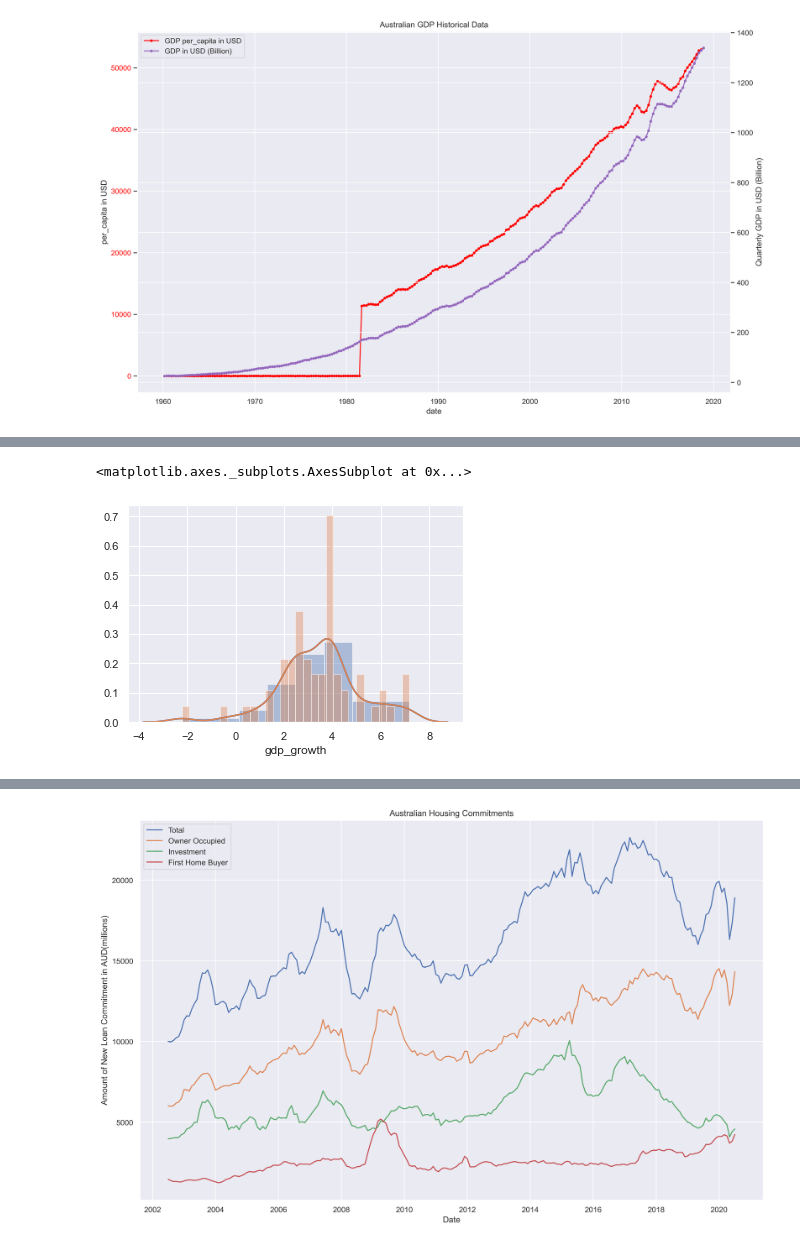
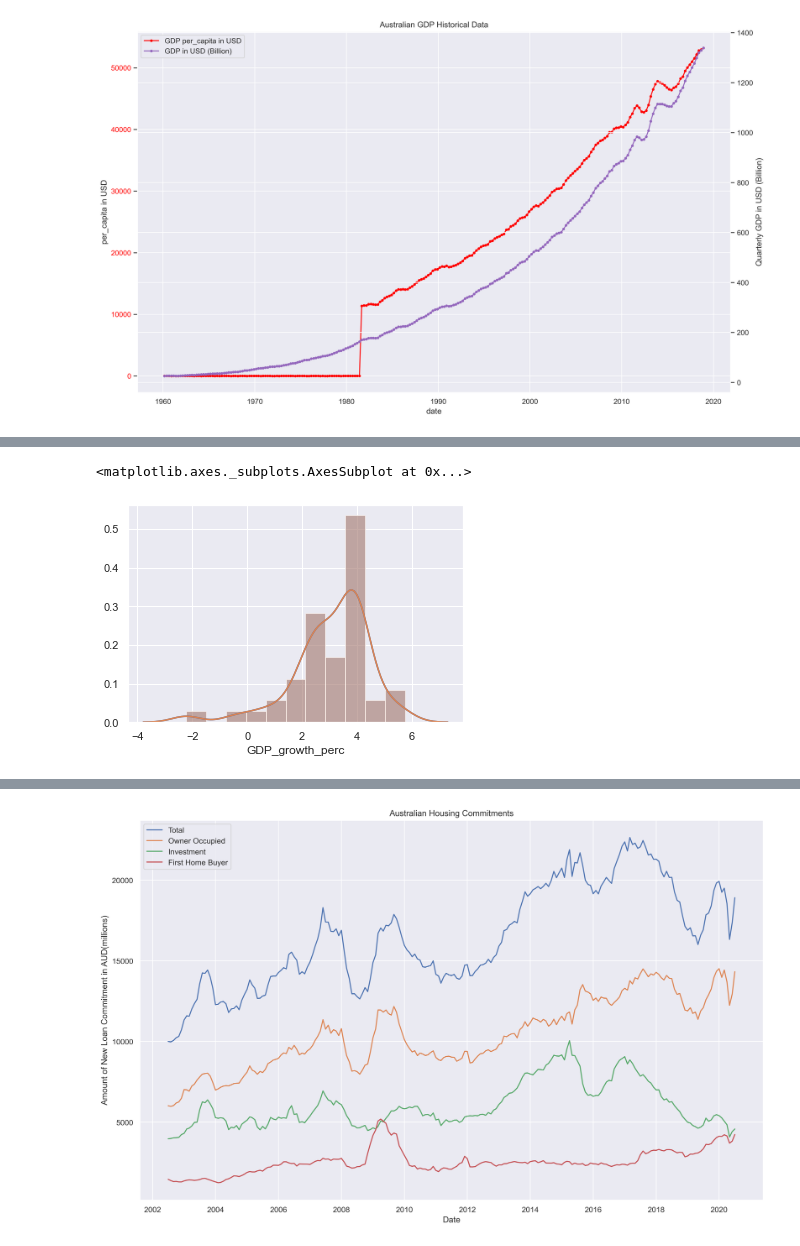
Before and after one commit to MDSI-AUG-2020-DSP/ASX, a Jupyter notebook: Housing_GDP.ipynb, the cells around one changed output, grey strips where cells are left out. Drawn from its saved outputs; the diff is of its cells as text; code cells hidden in the pictures.

```diff
--- a/Housing_GDP.ipynb
+++ b/Housing_GDP.ipynb
@@ -30,0 +59,10 @@ sns.set()
+# %%
+from functions import mysql_list
+mydb = connect_mysql(host, id, pwd)
+mycursor = mydb.cursor()
+mycursor.execute("SHOW DATABASES;")
+# create a list of database
+db_list = mysql_list(mycursor.fetchall())
+print(db_list)
+# asx is the database to be used
+db = "asx"
@@ -162,0 +205,9 @@ gdp_growth.head()
+# %%
+#  Generate dataset from MySQL Server and rename as `gdp_growth`
+mydb = connect_mysql(host, id, pwd, db)
+gdp_growth = pd.read_sql_query("SELECT Year, GDP_growth_perc, GDP_per_cap FROM GDP_history_year", con=mydb)
+
+gdp_growth.head()
+gdp_growth.tail()
+gdp_growth.drop(gdp_growth.tail(1).index,inplace=True)
+gdp_growth.tail()
@@ -163,6 +221,6 @@ gdp_growth.head()
 # %%
 # Convert data type of 'date' column to date. So that the dataframe could be ordered by date in the following steps.
-gdp_growth['date'] = pd.to_datetime(gdp_growth['date'], format = '%d/%m/%Y')
+gdp_growth['Year'] = pd.to_datetime(gdp_growth['Year'], format = '%Y-%m-%d')
 # %%
 # Briefly check dataset
 gdp_growth.info()
@@ -190,7 +297,7 @@ memory usage: 1.5 KB
 # %%
-sns.distplot(gdp_growth['gdp_growth'], bins=8)
+sns.distplot(gdp_growth['GDP_growth_perc'])
 
-sns.distplot(gdp_growth['gdp_growth'], kde = True , bins = 30)
+sns.distplot(gdp_growth['GDP_growth_perc'])
 # %% [output]
 <matplotlib.axes._subplots.AxesSubplot at 0x...>
-[figure, old version]
+[figure, new version]
```
Also changed, not shown: parts of 27 cells of this notebook.
